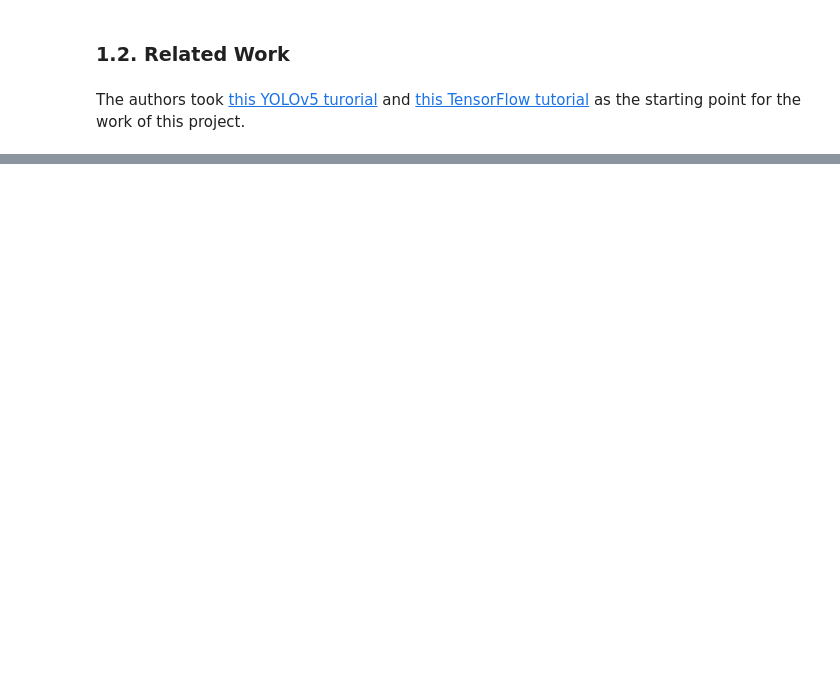
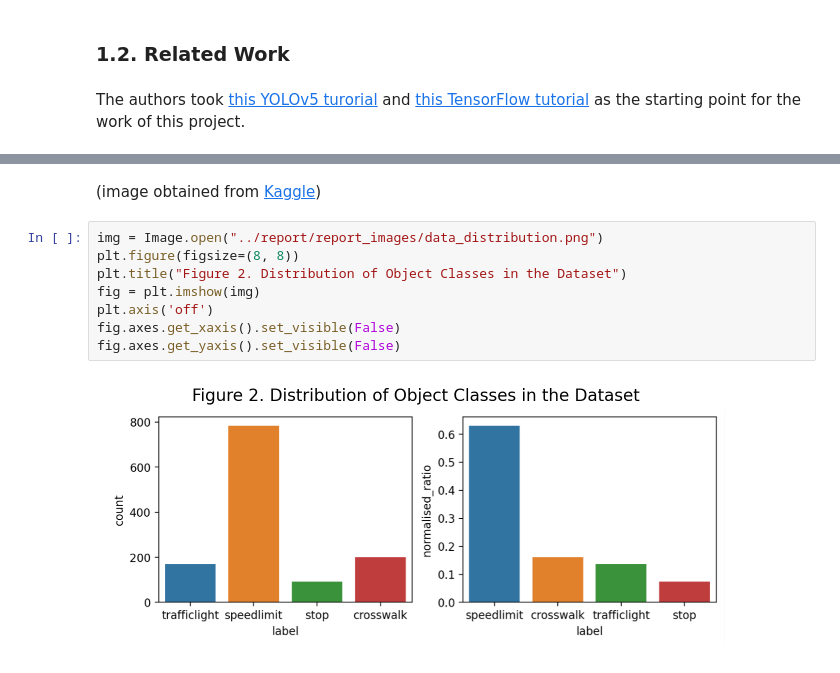
Before and after one commit to Romanvia93/traffic_sign_detection, a Jupyter notebook: report/traffic_sign_detection_report.ipynb, the cells around one changed output, grey strips where cells are left out. Drawn from its saved outputs; the diff is of its cells as text; blank space fills up the shorter version.

```diff
--- a/report/traffic_sign_detection_report.ipynb
+++ b/report/traffic_sign_detection_report.ipynb
@@ -62,0 +54,12 @@ The authors took [this YOLOv5 turorial](https://colab.research.google.com/github
+# %% [markdown]
+(image obtained from [Kaggle](https://www.kaggle.com/datasets/andrewmvd/road-sign-detection))
+# %%
+img = Image.open("../report/report_images/data_distribution.png")
+plt.figure(figsize=(8, 8))
+plt.title("Figure 2. Distribution of Object Classes in the Dataset")
+fig = plt.imshow(img)
+plt.axis('off')
+fig.axes.get_xaxis().set_visible(False)
+fig.axes.get_yaxis().set_visible(False)
+# %% [output]
+[figure, added]
```
Also changed, not shown: parts of 21 cells of this notebook, 1 other file.
